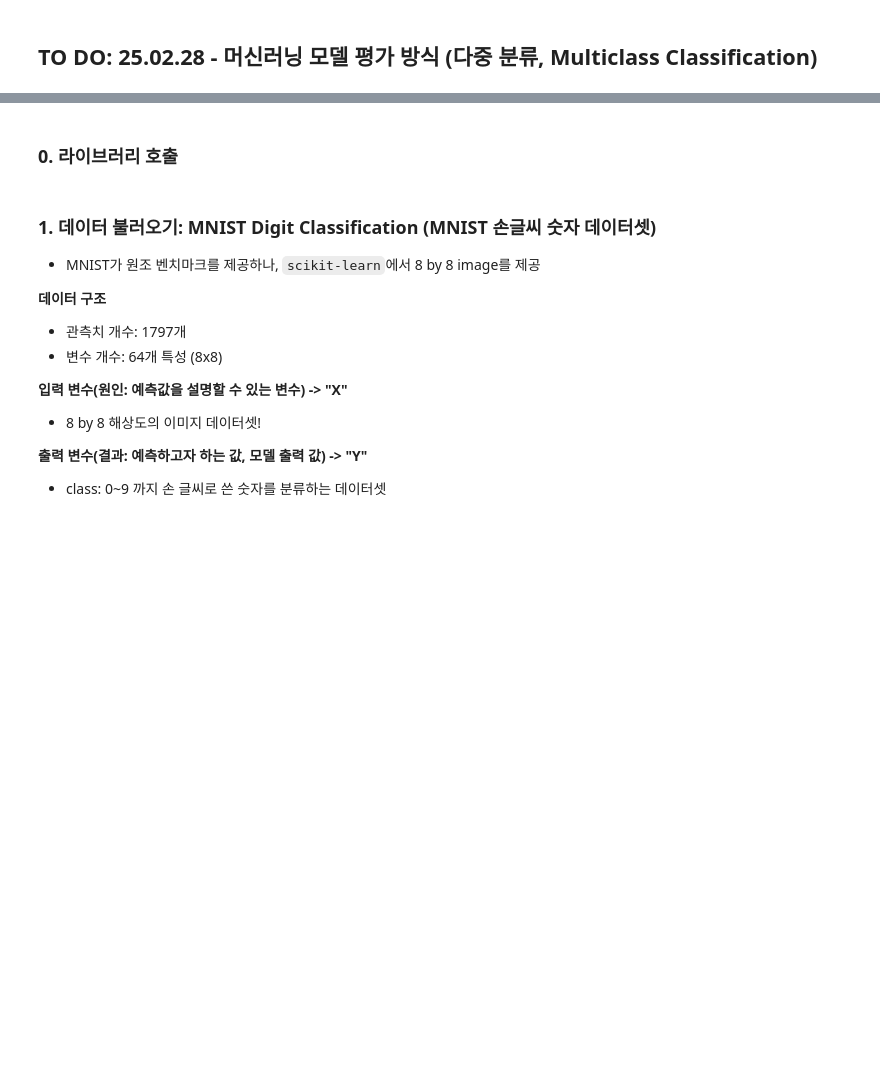
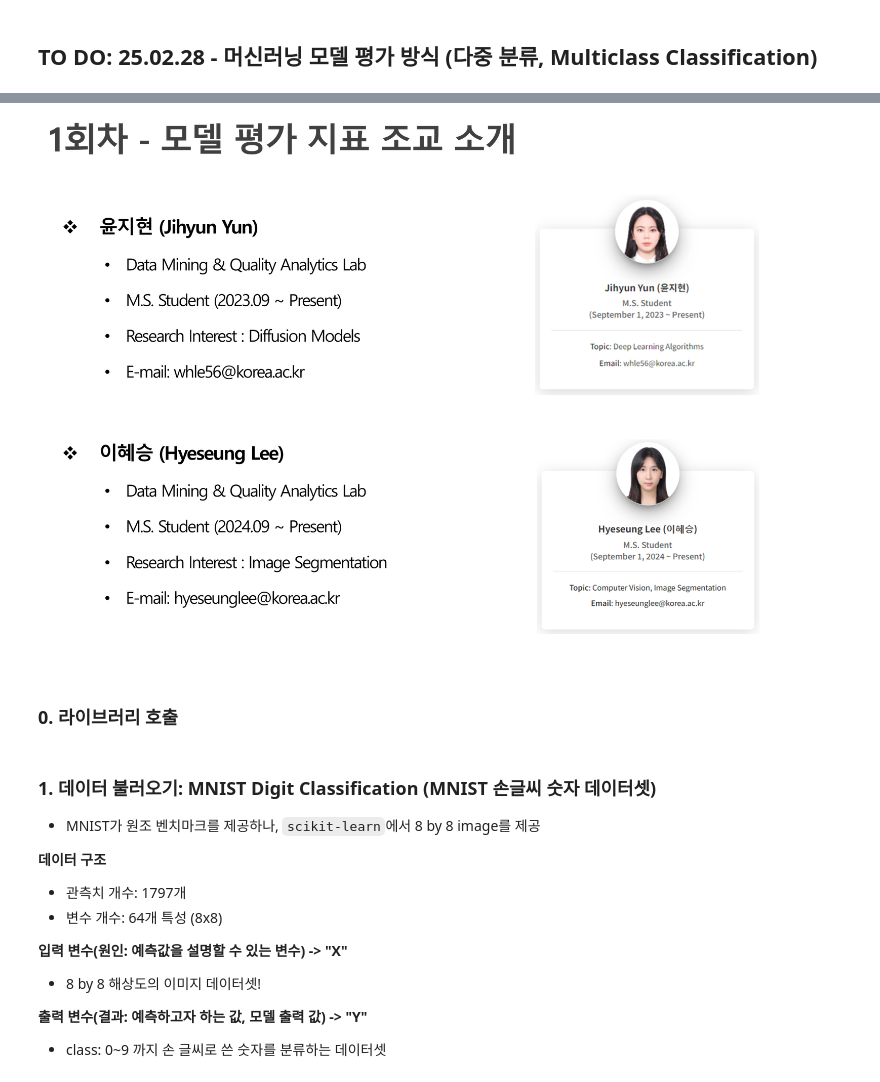
Before and after one commit to Im-JihyunKim/2024_LGE_Model_Eval, a Jupyter notebook: 3-multiclass_classification.ipynb, the cells around one changed output, grey strips where cells are left out. Drawn from its saved outputs; the diff is of its cells as text; code cells hidden in the pictures; blank space fills up the shorter version.

```diff
--- a/3-multiclass_classification.ipynb
+++ b/3-multiclass_classification.ipynb
@@ -13,3 +9,7 @@ from IPython.display import Image
+# %%
+Image('./images/assistant.png')
+# %% [output]
+[figure, added]
 # %% [markdown]
 ### 0.  라이브러리 호출
 # %%
```
Also changed, not shown: parts of 9 cells of this notebook, 5 other files.
